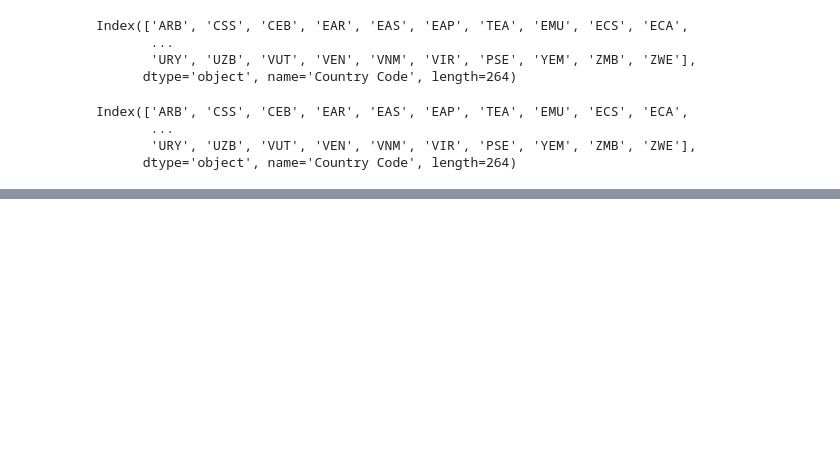
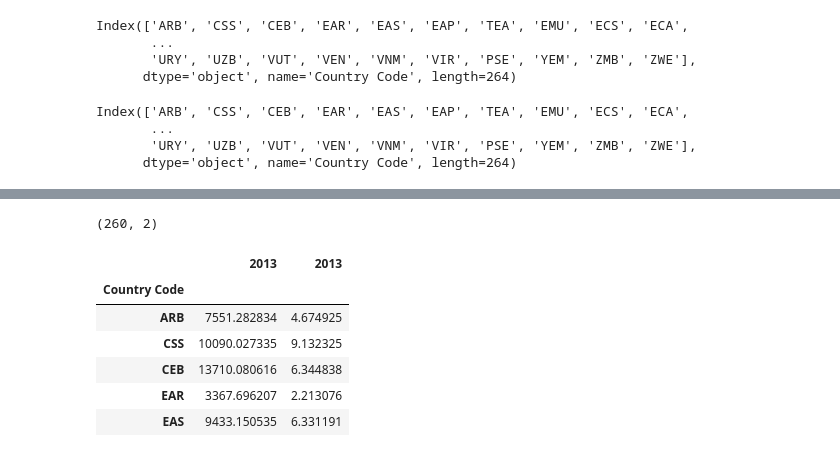
Before and after one commit to Animesh-Chourey/Time-Benders, a Jupyter notebook: 1. World Bank Development Estimates/Untitled0.ipynb, the cells around one changed output, grey strips where cells are left out. Cells and saved outputs as stored; diff of their text form; code cells hidden in the pictures; blank space fills up the shorter version.

```diff
--- a/1. World Bank Development Estimates/Untitled0.ipynb
+++ b/1. World Bank Development Estimates/Untitled0.ipynb
@@ -197,0 +203,4 @@ dtype: object
+# %%
+# The values that are NOT null will be saved
+gdp_per_capita_df_2014 = gdp_per_capita_df['2013'].loc[~gdp_per_capita_df['2013'].isnull()]
+gdp_per_capita_df_2014.shape
@@ -197,0 +209,4 @@ dtype: object
+# %%
+# The values that are NOT null will be saved
+co2Emi_metricTon_perCapita_df_2014 = co2Emi_metricTon_perCapita_df['2013'].loc[~co2Emi_metricTon_perCapita_df['2013'].isnull()]
+co2Emi_metricTon_perCapita_df_2014.shape
@@ -197,0 +221,16 @@ dtype: object
+# %%
+# Concatenate them column wise
+gdp_co2_concat_df_2014 = pd.concat((gdp_per_capita_df_2014, co2Emi_metricTon_perCapita_df_2014), axis=1)
+gdp_co2_concat_df_2014.shape
+# %% [output]
+(260, 2)
+# %%
+gdp_co2_concat_df_2014.head()
+# %% [output]
+|  | 2013 | 2013 |
+| Country Code |  |  |
+| ARB | 7551.282834 | 4.674925 |
+| CSS | 10090.027335 | 9.132325 |
+| CEB | 13710.080616 | 6.344838 |
+| EAR | 3367.696207 | 2.213076 |
+| EAS | 9433.150535 | 6.331191 |
```
Also changed, not shown: parts of 17 cells of this notebook.
